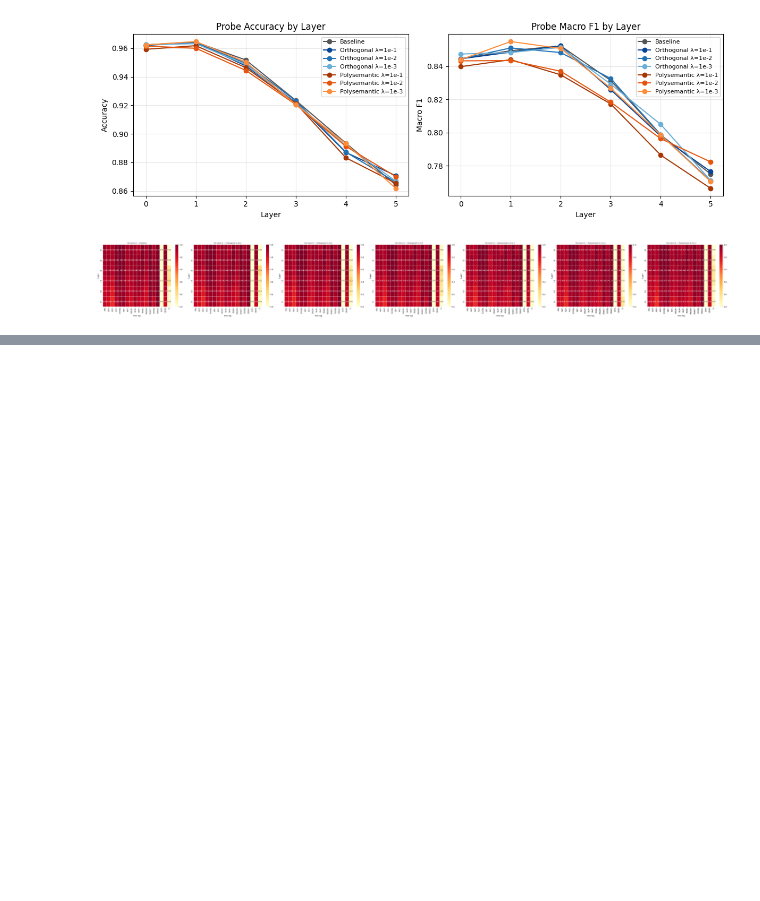
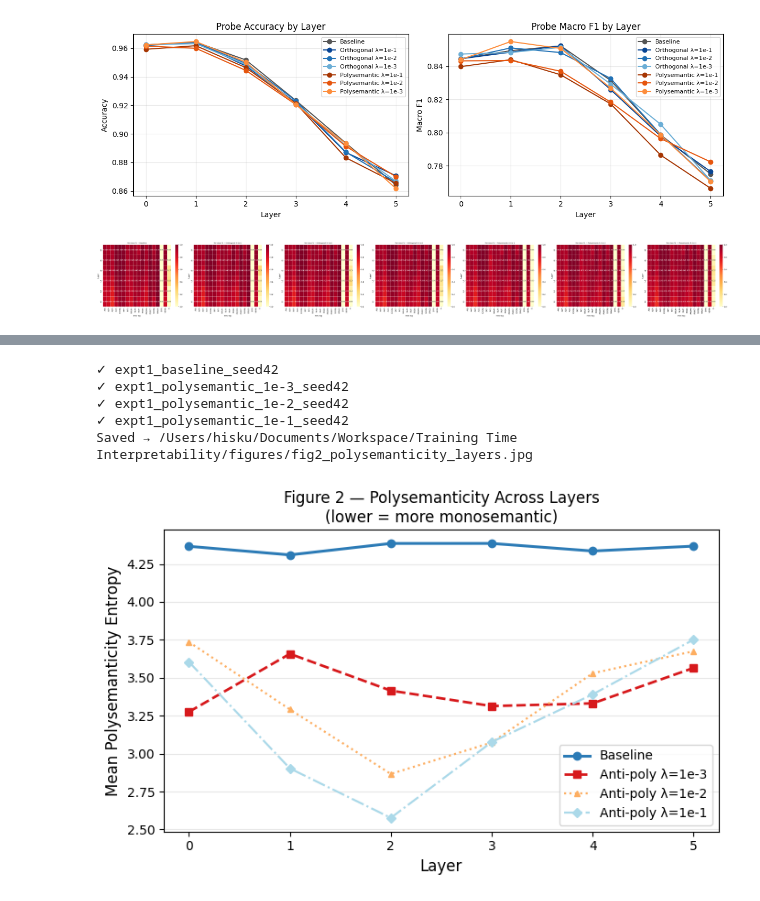
Before and after one commit to hiskuDN/training-time-interpretability, a Jupyter notebook: notebooks/evaluation.ipynb, the cells around one changed output, grey strips where cells are left out. Cells and saved outputs as stored; diff of their text form; code cells hidden in the pictures; blank space fills up the shorter version.

Commit message:
feat: add new figure for polysemanticity layers and update evaluation notebook with warning message adjustments

```diff
--- a/notebooks/evaluation.ipynb
+++ b/notebooks/evaluation.ipynb
@@ -361,0 +366,79 @@ plt.show()
+# %%
+import os, json, numpy as np, matplotlib.pyplot as plt
+
+_proj_dir = os.path.abspath(os.path.join(os.getcwd(), ".."))
+_eval_dir = os.path.join(_proj_dir, "checkpoints", "eval")
+_fig_dir  = os.path.join(_proj_dir, "figures")
+os.makedirs(_fig_dir, exist_ok=True)
+
+def _load_poly(run_name):
+    path = os.path.join(_eval_dir, run_name, "polysemanticity.json")
+    with open(path) as f:
+        return json.load(f)
+
+POLY_RUNS = {
+    "Baseline":            "expt1_baseline_seed42",
+    "Anti-poly λ=1e-3":   "expt1_polysemantic_1e-3_seed42",
+    "Anti-poly λ=1e-2":   "expt1_polysemantic_1e-2_seed42",
+    "Anti-poly λ=1e-1":   "expt1_polysemantic_1e-1_seed42",
+}
+
+poly_data = {}
+for label, run in POLY_RUNS.items():
+    try:
+        poly_data[label] = _load_poly(run)
+        print(f"✓ {run}")
+    except FileNotFoundError:
+        print(f"✗ {run} — not found, skipping")
+
+n_layers = 6
+layers = list(range(n_layers))
+
+def mean_entropy_per_layer(pd):
+    """pd: polysemanticity.json dict with layer_i keys → list of floats."""
+    result = []
+    for i in layers:
+        val = pd.get(f"layer_{i}")
+        if val is None:
+            result.append(float("nan"))
+        elif isinstance(val, (int, float)):
+            result.append(float(val))
+        else:
+            # list/dict of per-neuron values
+            result.append(float(np.mean(list(val.values()) if isinstance(val, dict) else val)))
+    return result
+
+fig, ax = plt.subplots(figsize=(7, 4.5))
+
+styles = {
+    "Baseline":           dict(color="#2c7bb6", lw=2.2, ls="-",  marker="o", ms=6),
+    "Anti-poly λ=1e-3":   dict(color="#d7191c", lw=2.0, ls="--", marker="s", ms=6),
+    "Anti-poly λ=1e-2":   dict(color="#fdae61", lw=1.6, ls=":",  marker="^", ms=5),
+    "Anti-poly λ=1e-1":   dict(color="#abd9e9", lw=1.6, ls="-.", marker="D", ms=5),
+}
+
+for label, style in styles.items():
+    if label not in poly_data:
+        continue
+    ent = mean_entropy_per_layer(poly_data[label])
+    ax.plot(layers, ent, label=label, **style)
+
+ax.set_xlabel("Layer", fontsize=12)
+ax.set_ylabel("Mean Polysemanticity Entropy", fontsize=12)
+ax.set_title("Figure 2 — Polysemanticity Across Layers\n(lower = more monosemantic)", fontsize=12)
+ax.set_xticks(layers)
+ax.legend(fontsize=10)
+ax.grid(axis="y", alpha=0.3)
+plt.tight_layout()
+
+out_path = os.path.join(_fig_dir, "fig2_polysemanticity_layers.jpg")
+fig.savefig(out_path, dpi=300, bbox_inches="tight", format="jpeg")
+print(f"Saved → {out_path}")
+plt.show()
+# %% [output]
+✓ expt1_baseline_seed42
+✓ expt1_polysemantic_1e-3_seed42
+✓ expt1_polysemantic_1e-2_seed42
+✓ expt1_polysemantic_1e-1_seed42
+Saved → /Users/hisku/Documents/Workspace/Training Time Interpretability/figures/fig2_polysemanticity_layers.jpg
+[figure, added]
```
Also changed, not shown: parts of 1 cell of this notebook, 1 other file.
